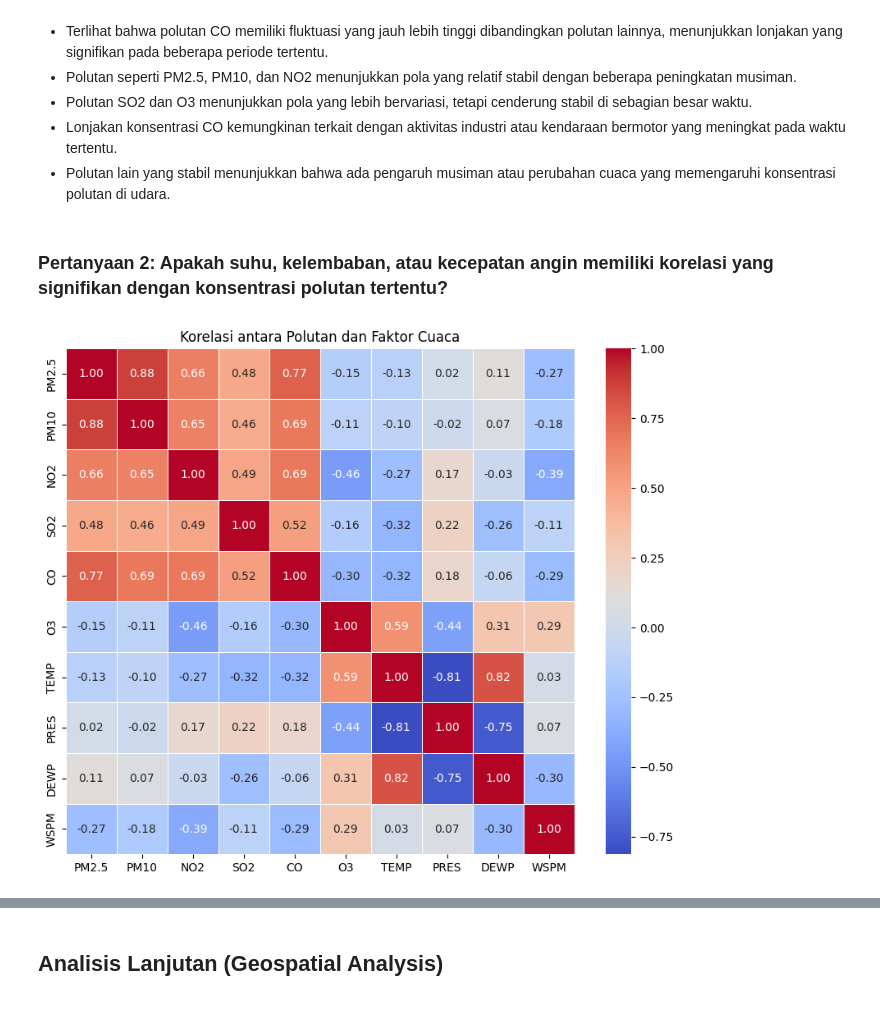
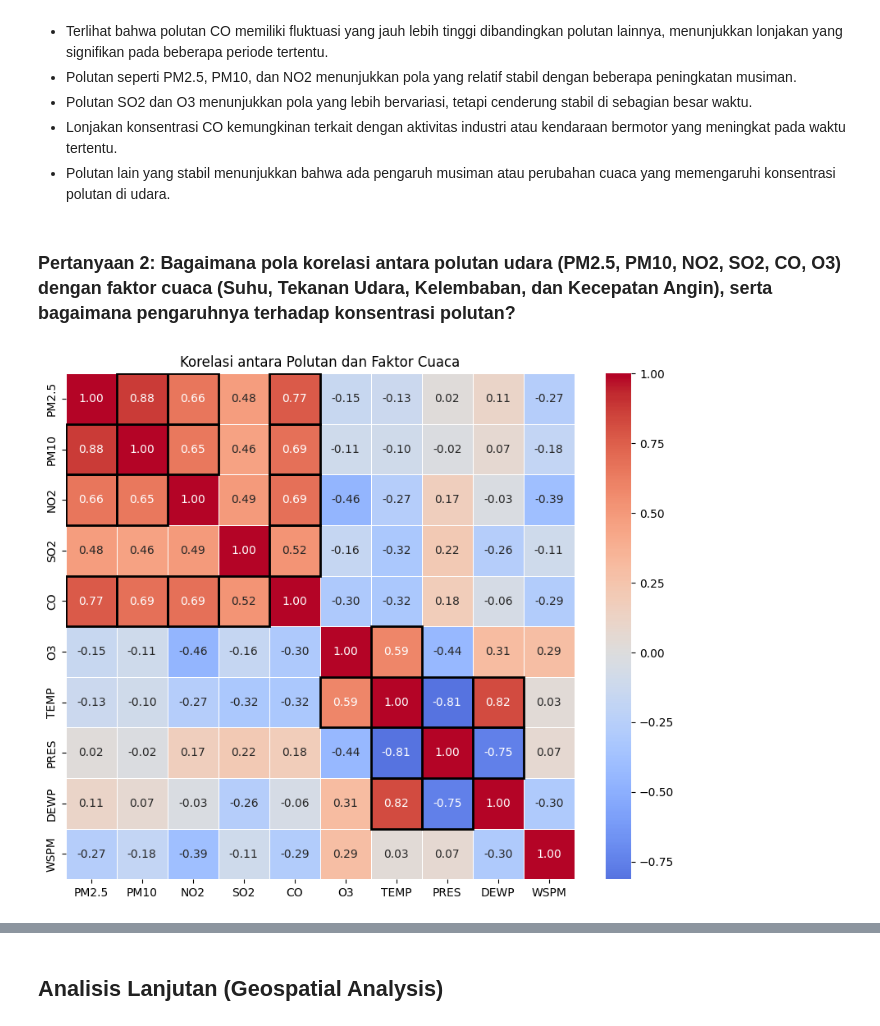
Before and after one commit to bangaji313/AirQuality-Analysis, a Jupyter notebook: Proyek_Analisis_Data.ipynb, the cells around one changed output, grey strips where cells are left out. Cells and saved outputs as stored; diff of their text form; code cells hidden in the pictures.

Commit message:
Perbaiki pertanyaan 2 dan spesifik judul explore serta conclusion pertanyaan 2

```diff
--- a/Proyek_Analisis_Data.ipynb
+++ b/Proyek_Analisis_Data.ipynb
@@ -47,7 +47,7 @@ import geopandas as gpd
 ### Gathering Data
 # %%
 # Path ke folder data
-data_path = 'H:/My Drive/KULIAH/Coding Camp DBS 2025/Submission/Proyek-Analis-Data/Submission/data'
+data_path = 'data'
 
 # Daftar nama file CSV
 file_names = [
@@ -282,22 +282,33 @@ plt.show()
 - Polutan SO2 dan O3 menunjukkan pola yang lebih bervariasi, tetapi cenderung stabil di sebagian besar waktu.
 - Lonjakan konsentrasi CO kemungkinan terkait dengan aktivitas industri atau kendaraan bermotor yang meningkat pada waktu tertentu.
 - Polutan lain yang stabil menunjukkan bahwa ada pengaruh musiman atau perubahan cuaca yang memengaruhi konsentrasi polutan di udara.
-# %% [markdown]
-### Pertanyaan 2: Apakah suhu, kelembaban, atau kecepatan angin memiliki korelasi yang signifikan dengan konsentrasi polutan tertentu?
+# %% [markdown]
+### Pertanyaan 2: Bagaimana pola korelasi antara polutan udara (PM2.5, PM10, NO2, SO2, CO, O3) dengan faktor cuaca (Suhu, Tekanan Udara, Kelembaban, dan Kecepatan Angin), serta bagaimana pengaruhnya terhadap konsentrasi polutan?
 # %%
 # Pilih kolom yang berkaitan dengan polutan dan fitur cuaca
 selected_features = ['PM2.5', 'PM10', 'NO2', 'SO2', 'CO', 'O3', 'TEMP', 'PRES', 'DEWP', 'WSPM']
 
 # Subset data hanya dengan kolom yang dipilih
 correlation_data = data[selected_features]
 
 # Hitung korelasi Pearson
 correlation_matrix = correlation_data.corr(method='pearson')
 
+# Urutkan fitur berdasarkan korelasi dengan PM2.5 untuk fokus utama
+correlation_matrix = correlation_matrix.reindex(index=selected_features, columns=selected_features)
+
 # Visualisasi heatmap
 plt.figure(figsize=(10, 8))
-sns.heatmap(correlation_matrix, annot=True, fmt=".2f", cmap="coolwarm", linewidths=0.5)
+sns.heatmap(correlation_matrix, annot=True, fmt=".2f", cmap="coolwarm", linewidths=0.5, center=0)
+
+# Tambahkan garis batas pada korelasi kuat (misalnya di atas 0.5 atau di bawah -0.5)
+for i in range(len(correlation_matrix.columns)):
+    for j in range(len(correlation_matrix.index)):
+        value = correlation_matrix.iloc[i, j]
+        if abs(value) > 0.5 and i != j:  # Abaikan korelasi dengan diri sendiri
+            plt.gca().add_patch(plt.Rectangle((j, i), 1, 1, fill=False, edgecolor='black', lw=2))
+
 plt.title('Korelasi antara Polutan dan Faktor Cuaca')
 plt.show()
 # %% [output]
-[figure, old version]
+[figure, new version]
```
Also changed, not shown: parts of 8 cells of this notebook.
